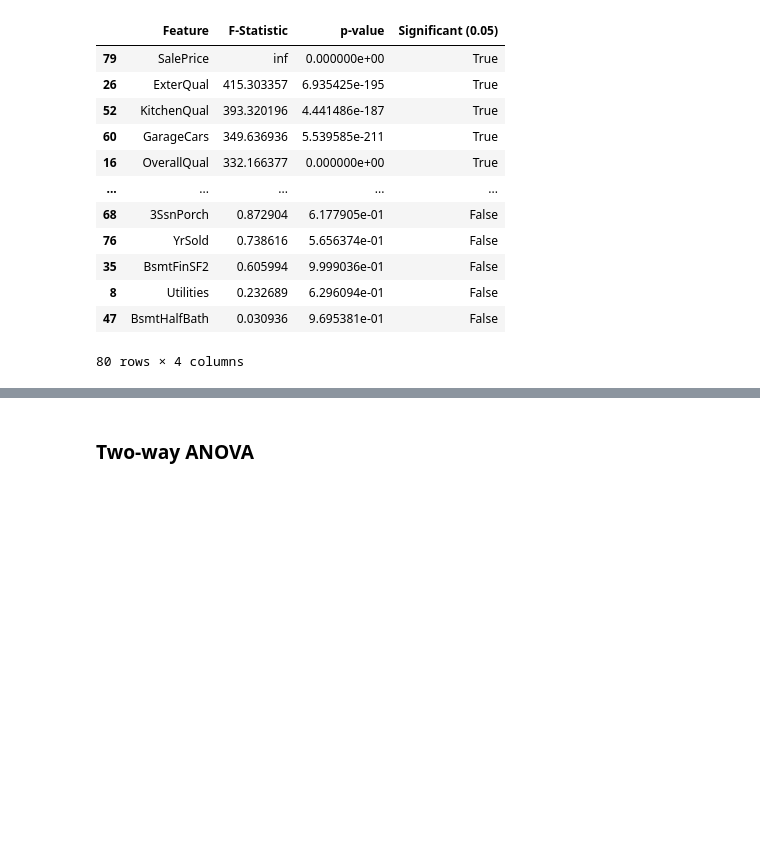
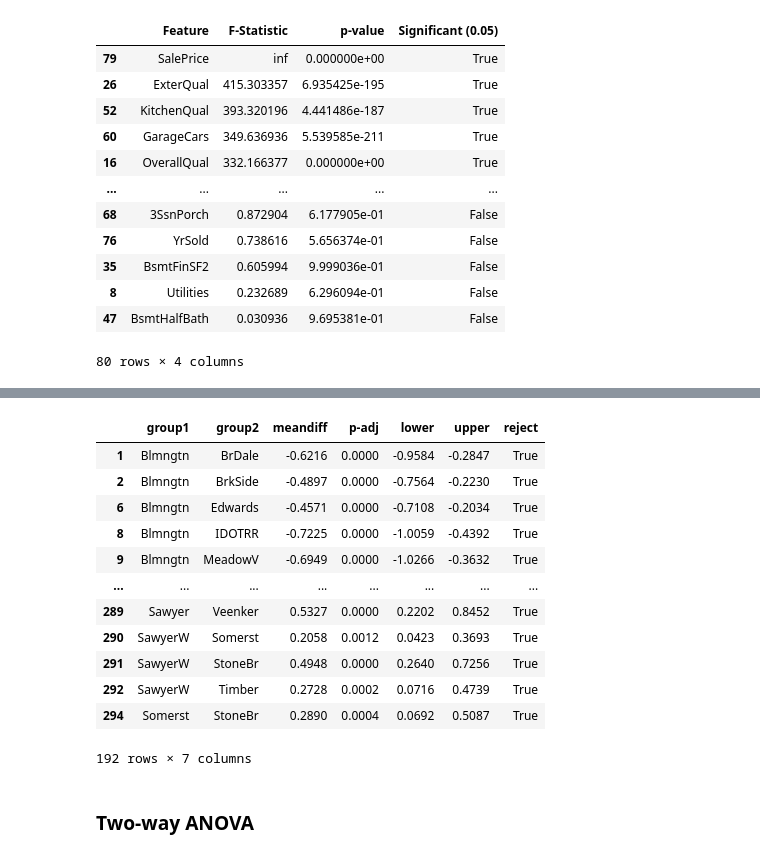
Before and after one commit to cpalescan/cstat, a Jupyter notebook: project_MAIN.ipynb, the cells around one changed output, grey strips where cells are left out. Cells and saved outputs as stored; diff of their text form; code cells hidden in the pictures; blank space fills up the shorter version.

Commit message:
Confidence intervals (Tukey tests) on 1-way anovas, small edit on 2-ways anova (Added "Neighborhoods" in 3 combinations with very interesting results)

```diff
--- a/project_MAIN.ipynb
+++ b/project_MAIN.ipynb
@@ -625,3 +696,25 @@ anova_t
+# %%
+tukey = pairwise_tukeyhsd(endog=df_anova_total['SalePrice_log'],
+                          groups=df_anova_total['Neighborhood'],
+                          alpha=0.05)
+res = tukey.summary()
+df_tukey_ne = pd.DataFrame(res.data[1:], columns=res.data[0])
+# %%
+df_tukey_ne[df_tukey_ne["reject"]==True]
+# %% [output]
+|  | group1 | group2 | meandiff | p-adj | lower | upper | reject |
+| 1 | Blmngtn | BrDale | -0.6216 | 0.0000 | -0.9584 | -0.2847 | True |
+| 2 | Blmngtn | BrkSide | -0.4897 | 0.0000 | -0.7564 | -0.2230 | True |
+| 6 | Blmngtn | Edwards | -0.4571 | 0.0000 | -0.7108 | -0.2034 | True |
+| 8 | Blmngtn | IDOTRR | -0.7225 | 0.0000 | -1.0059 | -0.4392 | True |
+| 9 | Blmngtn | MeadowV | -0.6949 | 0.0000 | -1.0266 | -0.3632 | True |
+| ... | ... | ... | ... | ... | ... | ... | ... |
+| 289 | Sawyer | Veenker | 0.5327 | 0.0000 | 0.2202 | 0.8452 | True |
+| 290 | SawyerW | Somerst | 0.2058 | 0.0012 | 0.0423 | 0.3693 | True |
+| 291 | SawyerW | StoneBr | 0.4948 | 0.0000 | 0.2640 | 0.7256 | True |
+| 292 | SawyerW | Timber | 0.2728 | 0.0002 | 0.0716 | 0.4739 | True |
+| 294 | Somerst | StoneBr | 0.2890 | 0.0004 | 0.0692 | 0.5087 | True |
+192 rows × 7 columns
 # %% [markdown]
 ### Two-way ANOVA
 # %%
```
Also changed, not shown: parts of 7 cells of this notebook.
